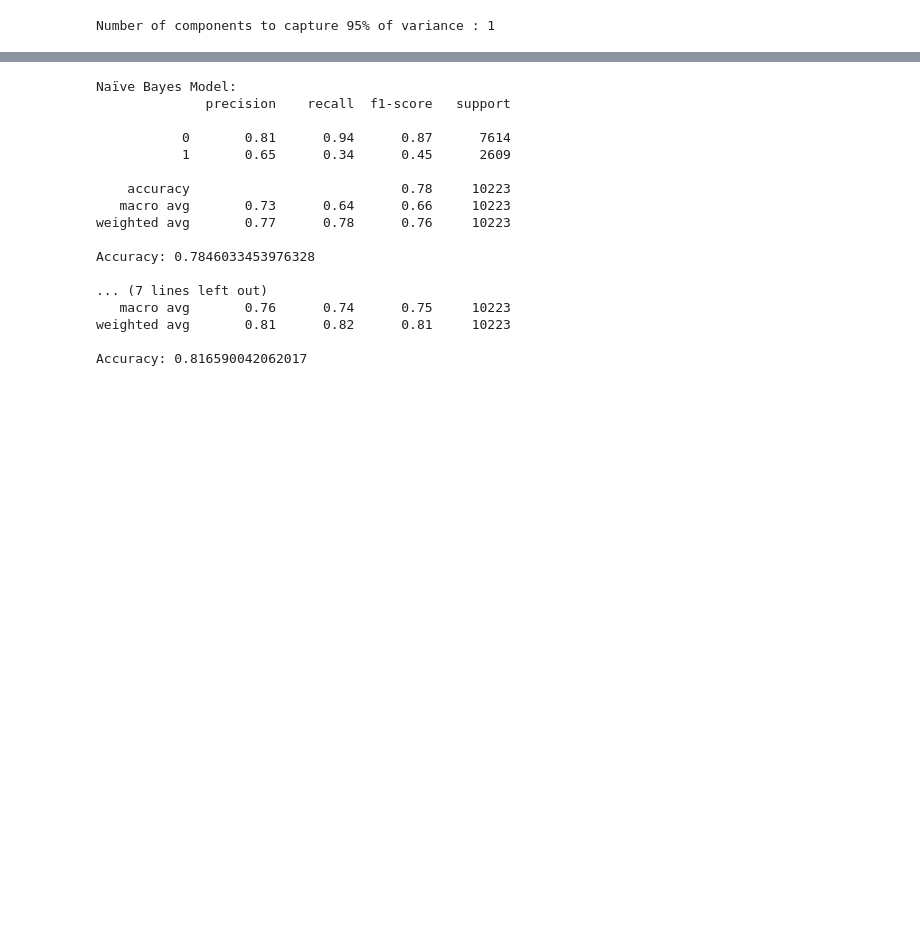
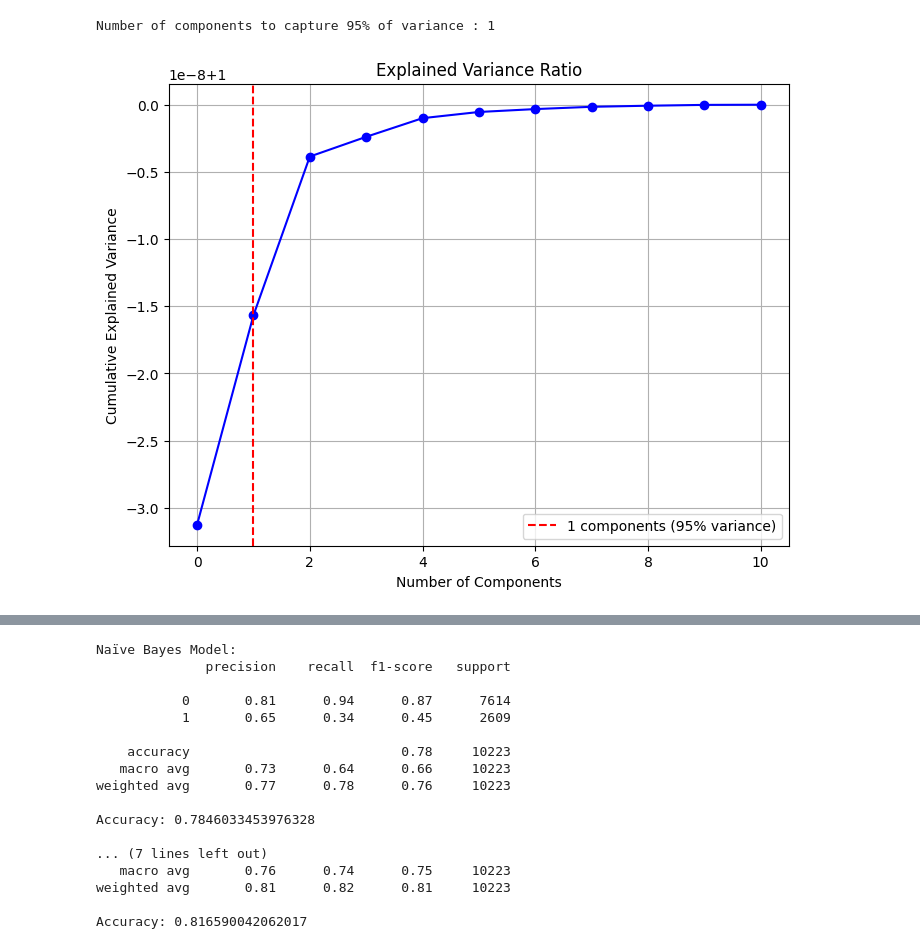
Before and after one commit to VanujaDesilva/IncomePrediction-ML-Models, a Jupyter notebook: Data Pre Processing.ipynb, the cells around one changed output, grey strips where cells are left out. Cells and saved outputs as stored; diff of their text form; code cells hidden in the pictures; blank space fills up the shorter version.

```diff
--- a/Data Pre Processing.ipynb
+++ b/Data Pre Processing.ipynb
@@ -694,15 +706,17 @@ Number of components to capture 95% of variance : 1
 # %%
 import matplotlib.pyplot as plt
 
 plt.figure(figsize=(8, 6))
 plt.plot(cumulative_variance, marker='o', linestyle='-', color='b')
 plt.xlabel('Number of Components')
 plt.ylabel('Cumulative Explained Variance')
 plt.title('Explained Variance Ratio')
-plt.axvline(x= num_components, color='r', linestyle='--', abel=f'{num_components} components (95% variance)')
+plt.axvline(x= num_components, color='r', linestyle='--', label=f'{num_components} components (95% variance)')
 plt.legend()
 plt.grid(True)
 plt.show()
+# %% [output]
+[figure, added]
 # %%
 import seaborn as sns
 
```
Also changed, not shown: parts of 23 cells of this notebook.
